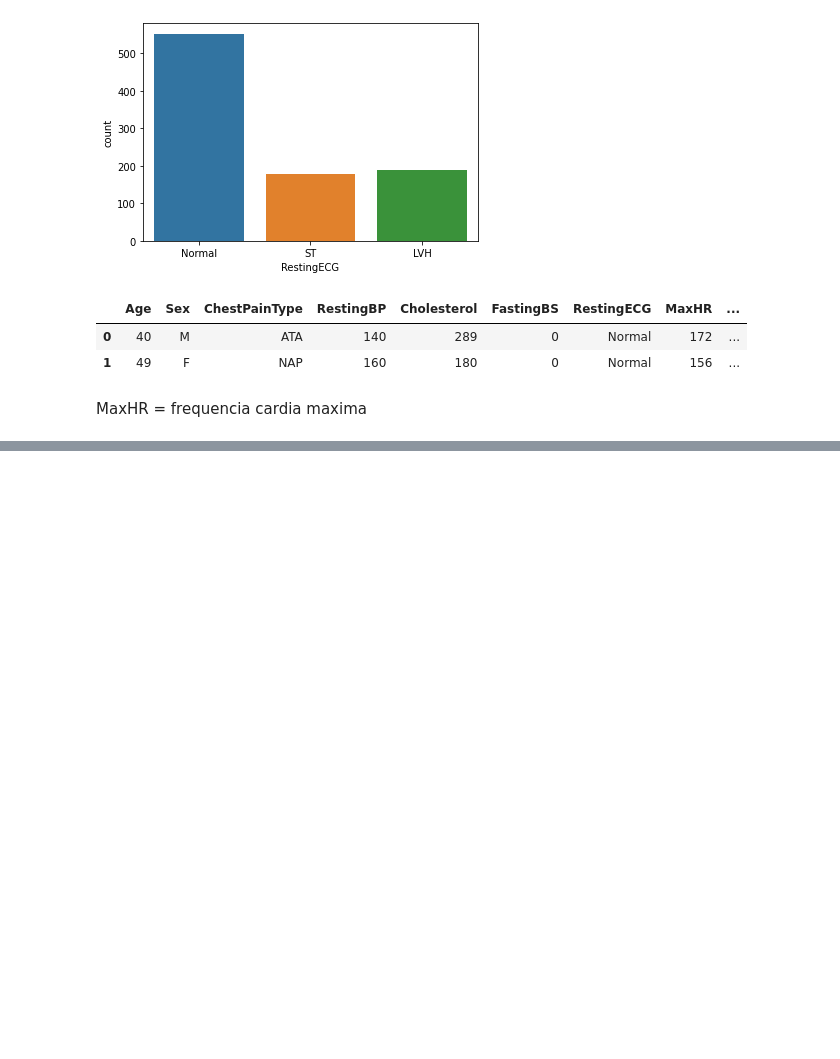
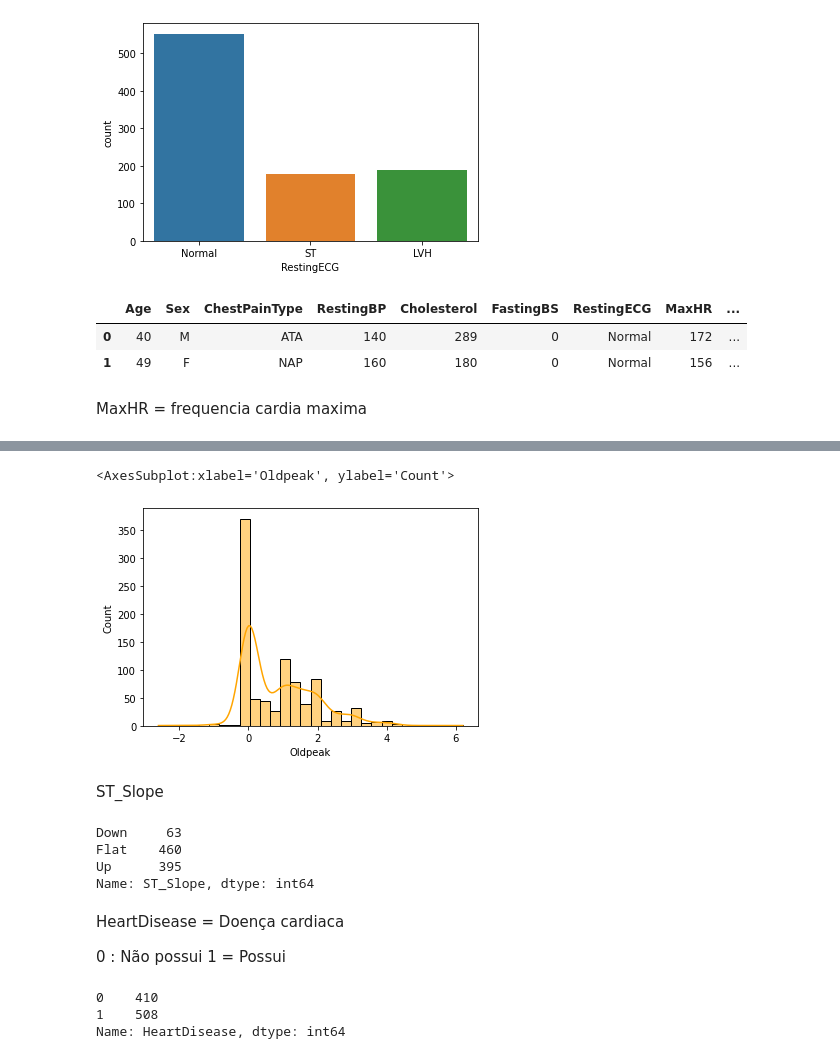
Before and after one commit to NityanandaBarbosa/Machine-Learning-Studies, a Jupyter notebook: supervised_learning_classification/exploring_analyzing_data.ipynb, the cells around one changed output, grey strips where cells are left out. Cells and saved outputs as stored; diff of their text form; code cells hidden in the pictures; blank space fills up the shorter version.

```diff
--- a/supervised_learning_classification/exploring_analyzing_data.ipynb
+++ b/supervised_learning_classification/exploring_analyzing_data.ipynb
@@ -200,0 +251,14 @@ dados.MaxHR.value_counts();
+# %%
+sns.histplot(dados, x='Oldpeak',bins=30, color='orange', kde=True, stat='count')
+# %% [output]
+<AxesSubplot:xlabel='Oldpeak', ylabel='Count'>
+[figure, added]
+# %% [markdown]
+ST_Slope
+# %%
+dados.ST_Slope.value_counts().sort_index()
+# %% [output]
+Down     63
+Flat    460
+Up      395
+Name: ST_Slope, dtype: int64
@@ -200,0 +267,11 @@ dados.MaxHR.value_counts();
+# %% [markdown]
+HeartDisease = Doença cardiaca
+
+0 : Não possui
+1 = Possui
+# %%
+dados.HeartDisease.value_counts().sort_index()
+# %% [output]
+0    410
+1    508
+Name: HeartDisease, dtype: int64
```
Also changed, not shown: parts of 17 cells of this notebook.
